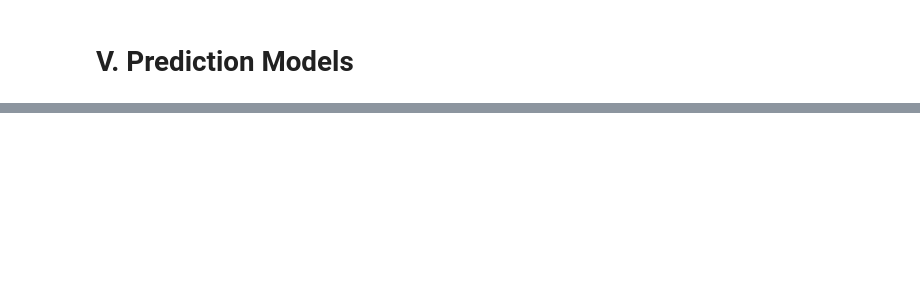
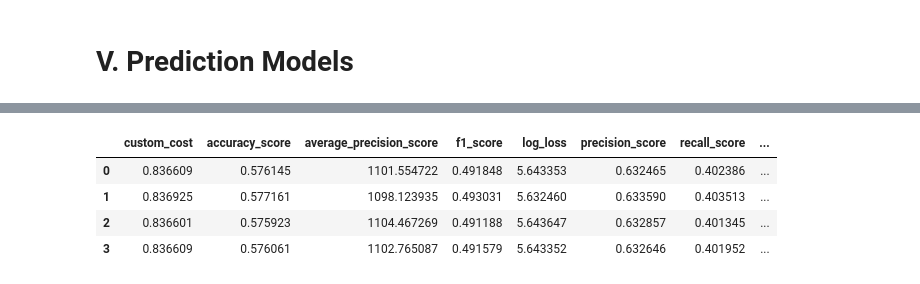
Before and after one commit to ankitagarwal/cs109a, a Jupyter notebook: Final_Project_MASTER_2_MODELS-BEN.ipynb, the cells around one changed output, grey strips where cells are left out. Saved outputs shown, nothing was run; the diff lists cells and outputs as text; code cells hidden in the pictures; blank space fills up the shorter version.

```diff
--- a/Final_Project_MASTER_2_MODELS-BEN.ipynb
+++ b/Final_Project_MASTER_2_MODELS-BEN.ipynb
@@ -312,0 +295,27 @@ plt.title("QDA Regularization: custom cost scoring metric (lower is better)")
+# %%
+xg_reg03 = xgb.XGBClassifier(nthread=-1, n_estimators=200, learning_rate=0.4, reg_lambda=0.3 )
+xg_reg05 = xgb.XGBClassifier(nthread=-1, n_estimators=200, learning_rate=0.4, reg_lambda=0.5)
+xg_reg07 = xgb.XGBClassifier(nthread=-1, n_estimators=200, learning_rate=0.4, reg_lambda=0.7)
+xg_reg09 = xgb.XGBClassifier(nthread=-1, n_estimators=200, learning_rate=0.4, reg_lambda=0.9)
+
+xgb_est = compare_models([xg_reg03,xg_reg05,xg_reg07,xg_reg09],
+               ['xg_n100','xg_n150','xg_n200','xg_n250'],
+               [custom_cost, accuracy_score, average_precision_score, f1_score, log_loss,
+                precision_score, recall_score, roc_auc_score])
+# %%
+x_new = np.zeros((xgb_est.shape[0],8))
+x = xgb_est.values
+for i in xrange(x.shape[0]):
+    x_new[i,:]=x[i,i*8:i*8+8]
+
+xgb_est=pd.DataFrame(x_new)
+xgb_est.columns=['custom_cost', 'accuracy_score', 'average_precision_score', 'f1_score', 'log_loss',
+                'precision_score', 'recall_score', 'roc_auc_score']
+# %%
+xgb_est
+# %% [output]
+|  | custom_cost | accuracy_score | average_precision_score | f1_score | log_loss | precision_score | recall_score | ... |
+| 0 | 0.836609 | 0.576145 | 1101.554722 | 0.491848 | 5.643353 | 0.632465 | 0.402386 | ... |
+| 1 | 0.836925 | 0.577161 | 1098.123935 | 0.493031 | 5.632460 | 0.633590 | 0.403513 | ... |
+| 2 | 0.836601 | 0.575923 | 1104.467269 | 0.491188 | 5.643647 | 0.632857 | 0.401345 | ... |
+| 3 | 0.836609 | 0.576061 | 1102.765087 | 0.491579 | 5.643352 | 0.632646 | 0.401952 | ... |
```
Also changed, not shown: parts of 24 cells of this notebook.
